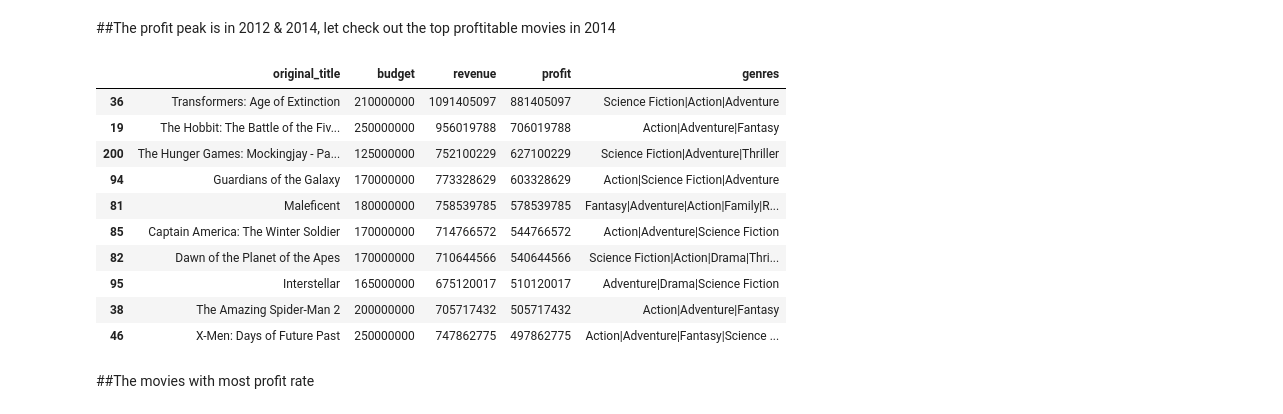
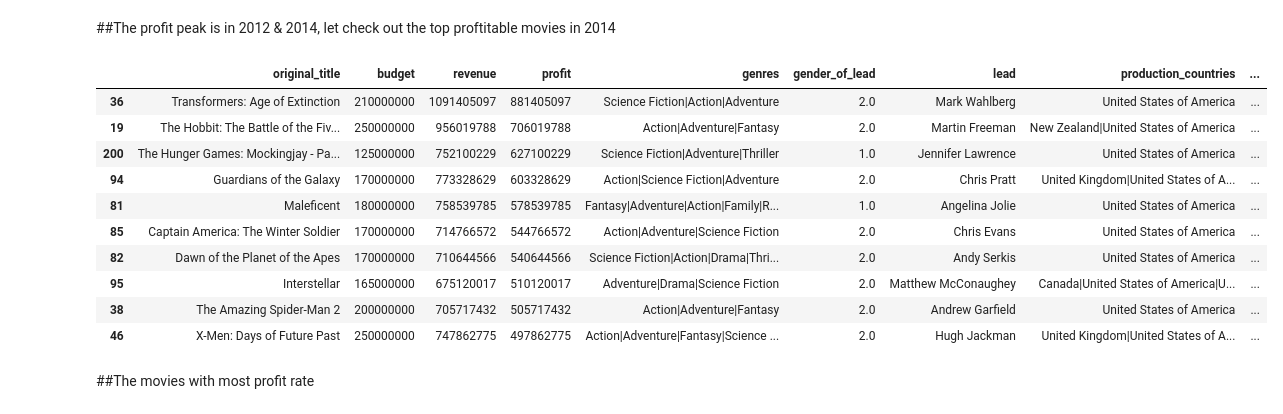
Before and after one commit to HamoyeHQ/g03-movie-analysis, a Jupyter notebook: data/Tmdb_dataset_EDA.ipynb, the cells around one changed output. Cells and saved outputs as stored; diff of their text form; code cells hidden in the pictures.

```diff
--- a/data/Tmdb_dataset_EDA.ipynb
+++ b/data/Tmdb_dataset_EDA.ipynb
@@ -264,5 +264,11 @@ def pipe_flatten_names(keywords):
 df0 = df.copy()
 # %%
 df0['genres'] = df0['genres'].apply(pipe_flatten_names)
+# %%
+df0['production_countries'] = df0['production_countries'].apply(pipe_flatten_names)
+# %%
+df0['production_companies'] = df0['production_companies'].apply(pipe_flatten_names)
+# %%
+df0['Director'] = df0['Director'].apply(pipe_flatten_names)
 # %%
 top_10 = df0[df0['Year'] == 2012]
@@ -283,19 +289,19 @@ top_10.sort_values(by="revenue", ascending=False)[['original_title', 'budget', '
 ##The profit peak is in 2012 & 2014, let check out the top proftitable movies in 2014
 # %%
 top_10 = df0[df0['Year'] == 2014]
-top_10.sort_values(by="profit", ascending=False)[['original_title', 'budget', 'revenue', 'profit', 'genres']].head(10)
+top_10.sort_values(by="profit", ascending=False)[['original_title', 'budget', 'revenue', 'profit', 'genres','gender_of_lead','lead','production_countries','production_companies']].head(10)
 # %% [output]
-|  | original_title | budget | revenue | profit | genres |
-| 36 | Transformers: Age of Extinction | 210000000 | 1091405097 | 881405097 | Science Fiction|Action|Adventure |
-| 19 | The Hobbit: The Battle of the Fiv... | 250000000 | 956019788 | 706019788 | Action|Adventure|Fantasy |
-| 200 | The Hunger Games: Mockingjay - Pa... | 125000000 | 752100229 | 627100229 | Science Fiction|Adventure|Thriller |
-| 94 | Guardians of the Galaxy | 170000000 | 773328629 | 603328629 | Action|Science Fiction|Adventure |
-| 81 | Maleficent | 180000000 | 758539785 | 578539785 | Fantasy|Adventure|Action|Family|R... |
-| 85 | Captain America: The Winter Soldier | 170000000 | 714766572 | 544766572 | Action|Adventure|Science Fiction |
-| 82 | Dawn of the Planet of the Apes | 170000000 | 710644566 | 540644566 | Science Fiction|Action|Drama|Thri... |
-| 95 | Interstellar | 165000000 | 675120017 | 510120017 | Adventure|Drama|Science Fiction |
-| 38 | The Amazing Spider-Man 2 | 200000000 | 705717432 | 505717432 | Action|Adventure|Fantasy |
-| 46 | X-Men: Days of Future Past | 250000000 | 747862775 | 497862775 | Action|Adventure|Fantasy|Science ... |
+|  | original_title | budget | revenue | profit | genres | gender_of_lead | lead | production_countries | ... |
+| 36 | Transformers: Age of Extinction | 210000000 | 1091405097 | 881405097 | Science Fiction|Action|Adventure | 2.0 | Mark Wahlberg | United States of America | ... |
+| 19 | The Hobbit: The Battle of the Fiv... | 250000000 | 956019788 | 706019788 | Action|Adventure|Fantasy | 2.0 | Martin Freeman | New Zealand|United States of America | ... |
+| 200 | The Hunger Games: Mockingjay - Pa... | 125000000 | 752100229 | 627100229 | Science Fiction|Adventure|Thriller | 1.0 | Jennifer Lawrence | United States of America | ... |
+| 94 | Guardians of the Galaxy | 170000000 | 773328629 | 603328629 | Action|Science Fiction|Adventure | 2.0 | Chris Pratt | United Kingdom|United States of A... | ... |
+| 81 | Maleficent | 180000000 | 758539785 | 578539785 | Fantasy|Adventure|Action|Family|R... | 1.0 | Angelina Jolie | United States of America | ... |
+| 85 | Captain America: The Winter Soldier | 170000000 | 714766572 | 544766572 | Action|Adventure|Science Fiction | 2.0 | Chris Evans | United States of America | ... |
+| 82 | Dawn of the Planet of the Apes | 170000000 | 710644566 | 540644566 | Science Fiction|Action|Drama|Thri... | 2.0 | Andy Serkis | United States of America | ... |
+| 95 | Interstellar | 165000000 | 675120017 | 510120017 | Adventure|Drama|Science Fiction | 2.0 | Matthew McConaughey | Canada|United States of America|U... | ... |
+| 38 | The Amazing Spider-Man 2 | 200000000 | 705717432 | 505717432 | Action|Adventure|Fantasy | 2.0 | Andrew Garfield | United States of America | ... |
+| 46 | X-Men: Days of Future Past | 250000000 | 747862775 | 497862775 | Action|Adventure|Fantasy|Science ... | 2.0 | Hugh Jackman | United Kingdom|United States of A... | ... |
 # %% [markdown]
 ##The movies with most profit rate
 # %%
```
Also changed, not shown: parts of 5 cells of this notebook.
